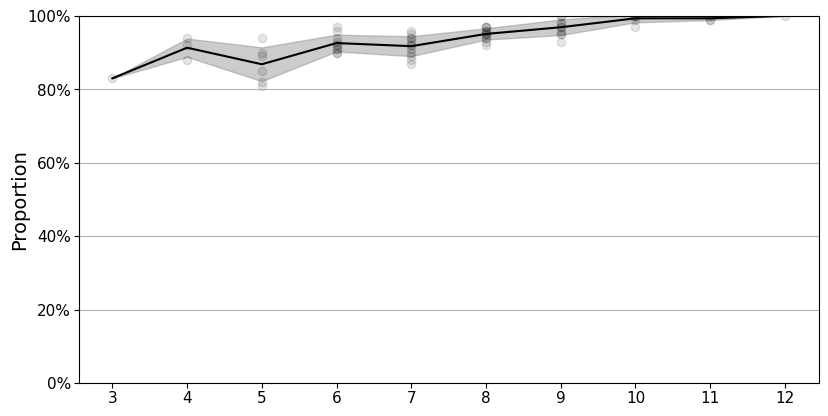
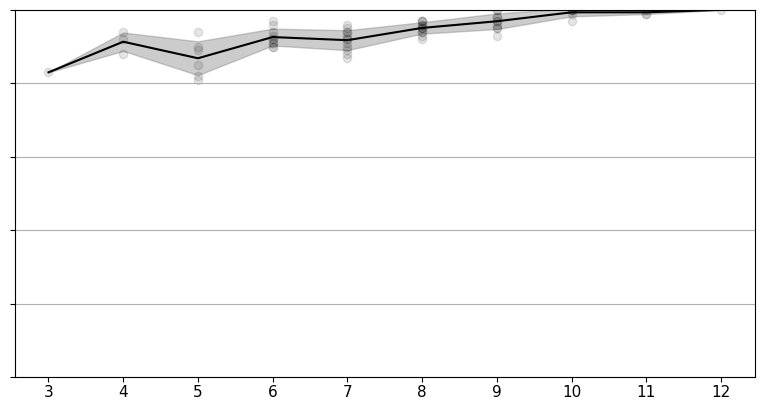
The change to this notebook cell's code, shown as a diff; its figure went from the first image to the second:
--- before
+++ after
@@ -44,5 +44,5 @@
         yAll(isDelta, ax)
     elif not isDelta:
-        ax.set_yticks([0,0.2,0.4,0.6,0.8,1], ['0%','20%','40%','60%','80%','100%'], fontsize = 11)
+        ax.set_yticks([0,0.2,0.4,0.6,0.8,1], [], fontsize = 11)
     ax.yaxis.grid(True)
     ax.xaxis.grid(False)
@@ -141,5 +141,5 @@
 gs = gridspec.GridSpec(2, 2, height_ratios=(3,1), figure=fig)
 #plot_heatMap(gs[0,0], fig, df, param_list, "proxy_failure")
-make_snake(gs[1,0], "proxy_failure", little_dots=True)
+make_snake(gs[1,0], "proxy_failure", little_dots=True, Y_label = False)
 
 

Commit: backup for first draft